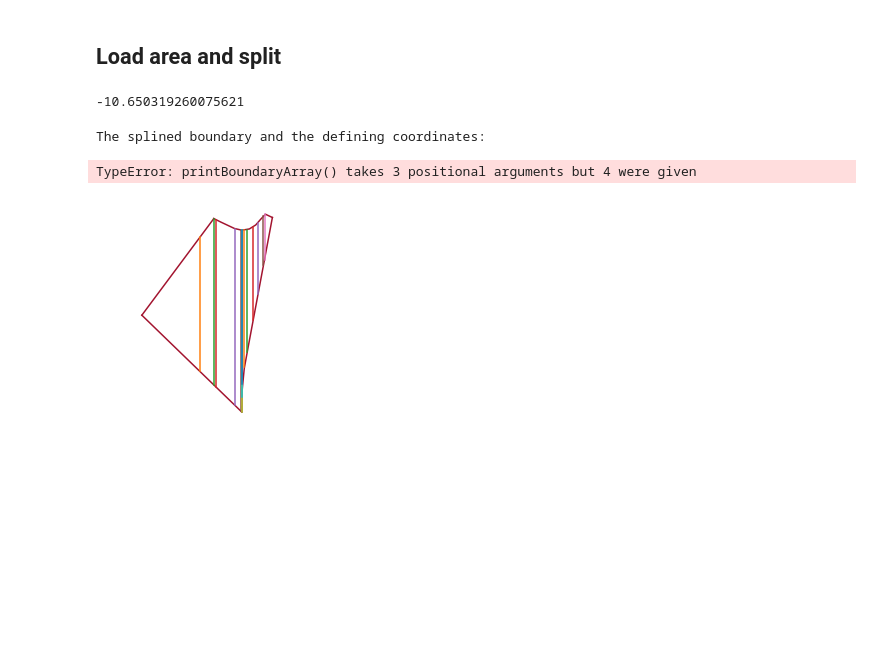
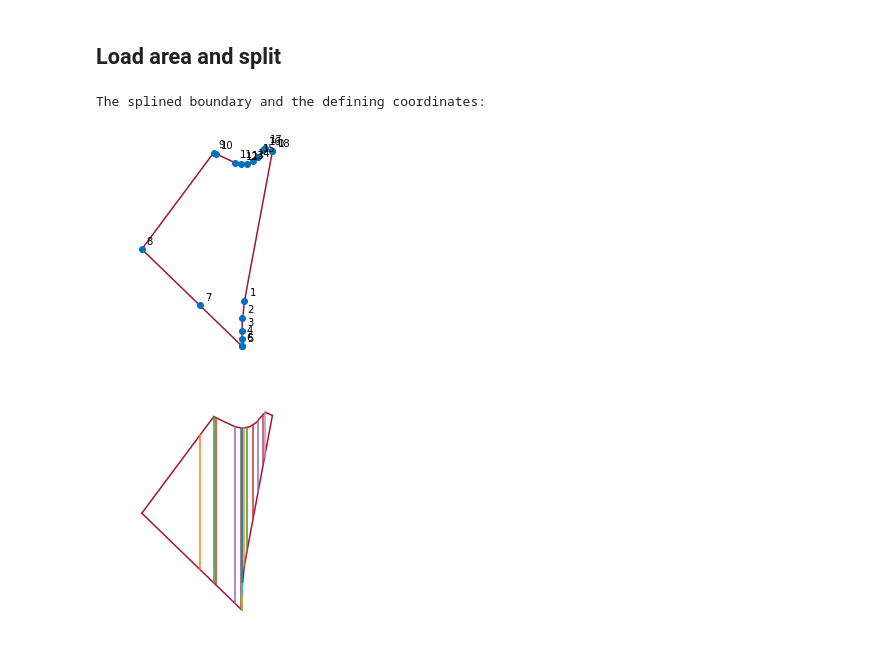
Before and after one commit to byuflowlab/iea37-casestudies-extrafiles, a Jupyter notebook: cs3-4/optimo-attempt-baker/notebook-scipy/bakerIEA37cs3-07-cs3workout.ipynb, the cells around one changed output. Drawn from its saved outputs; the diff is of its cells as text; code cells hidden in the pictures; blank space fills up the shorter version.

```diff
--- a/cs3-4/optimo-attempt-baker/notebook-scipy/bakerIEA37cs3-07-cs3workout.ipynb
+++ b/cs3-4/optimo-attempt-baker/notebook-scipy/bakerIEA37cs3-07-cs3workout.ipynb
@@ -13,13 +13,33 @@ from scipy.optimize import minimize
 import scipy.spatial.distance as ssd
 import random
 
-%run "baker_cs34_functions_sandbox.py"
-%run "iea37_aepcalc.py"
-fn = "iea37-boundary-cs3.yaml"
+%run "../baker_cs34_functions.py"
+%run "../iea37_aepcalc.py"
+fn = "../../startup-files/iea37-boundary-cs3.yaml"
 bndryPts = getTurbAtrbtCs3YAML(fn)
 coordList = closeBndryList(bndryPts)    # Duplicate the first coordinate for a closed boundary
+fname_turb = "../../startup-files/iea37-10mw.yaml"
+fname_wr = "../../startup-files/iea37-windrose-cs3.yaml"
+wind_dir, wind_dir_freq, wind_speeds, wind_speed_probs, num_speed_bins, min_speed, max_speed = iea37aepC.getWindRoseYAML(
+    fname_wr)
+turb_ci, turb_co, rated_ws, rated_pwr, turb_diam = iea37aepC.getTurbAtrbtYAML(
+    fname_turb)
+
+numTurbs = 25
+scaledAEP = 1e5
+scaledTC = 1e3
+Args = dict([('wind_dir_freq', wind_dir_freq), \
+                ('wind_speeds', wind_speeds), \
+                ('wind_speed_probs', wind_speed_probs), \
+                ('wind_dir', wind_dir), \
+                ('turb_diam', turb_diam), \
+                ('turb_ci', turb_ci), \
+                ('turb_co', turb_co), \
+                ('rated_ws', rated_ws), \
+                ('rated_pwr', rated_pwr), \
+                ('fAEPscale', scaledAEP), \
+                ('fTCscale', scaledTC)])#,
+                #('fMinTurbDist', fMinTurbDist)])
-# %% [output]
--10.650319260075621
 # %%
 #-- Plot the boundary (modelled with splines) --#
 displaySize = np.recarray(1, coordinate)
@@ -29,35 +49,35 @@ numLinspace = 10
 numGridLines = 10                   # How many gridlines we'll use for the visualization
 printOffset = (5, 5)
 clsdBP = closeBndryList(bndryPts)
 vertexList = [0, 6, 8, 9, 18]       # Hard code the vertices (though this could be done algorithmically)
 numSides = len(vertexList) - 1      # The number of sides for our original coordinate system. Usually (4) to Euclidean, but could be any number)
 
 scaleAEP = 1e5
 scaleTurbCoord = 1e3
 
 #-- Spline the boundary --#
 splineList = np.empty(numSides, interp1d)                  # Init. array IOT save the Splines for each "side"
 buf = np.zeros((numSides, numGridLines, 2))                # Used to initalize the recarray to zeros
 segCoordList = np.recarray([numSides, numGridLines], dtype=coordinate, buf=buf)
 
 #- Create the splines for each side (<numSides> many)-#
 for i in range(numSides):
     BndPts = clsdBP[vertexList[i]:(vertexList[i+1]+1)]      # Extract the points for the "edge" we want
     segCoordList[i] = sliceBoundary(BndPts, numGridLines)    # Reparameterize the boundry to be defined by <numGridLines> many points
     splineList[i] = interp1d(segCoordList[i].x, segCoordList[i].y, kind='linear')   # Make the spline using NumPy's <interp1d>
 
 print("The splined boundary and the defining coordinates:")
 for i in range(numSides):
     plt.hold = True
-    printBoundaryArray(segCoordList[i].x, splineList[i](segCoordList[i].x), displaySize, 1)
+    printBoundaryArray(segCoordList[i].x, splineList[i](segCoordList[i].x), 1)
 
 #for i in vertexList:                         # Number the vertices
 for i in range(len(clsdBP)):                         # Number the vertices
     plt.plot(clsdBP[i].x, clsdBP[i].y, 'o', color=(getPltClrs().getColor(5)))
     plt.annotate(i, (clsdBP[i].x, clsdBP[i].y), xytext=printOffset, textcoords='offset points')
 # %% [output]
 The splined boundary and the defining coordinates:
-TypeError: printBoundaryArray() takes 3 positional arguments but 4 were given
+[figure, added]
 # %%
 #-- Split into vertical sections
 def getVertSectionLines(bndryPts, splineList, vertexList):
```
Also changed, not shown: parts of 6 cells of this notebook, 12 other files.
